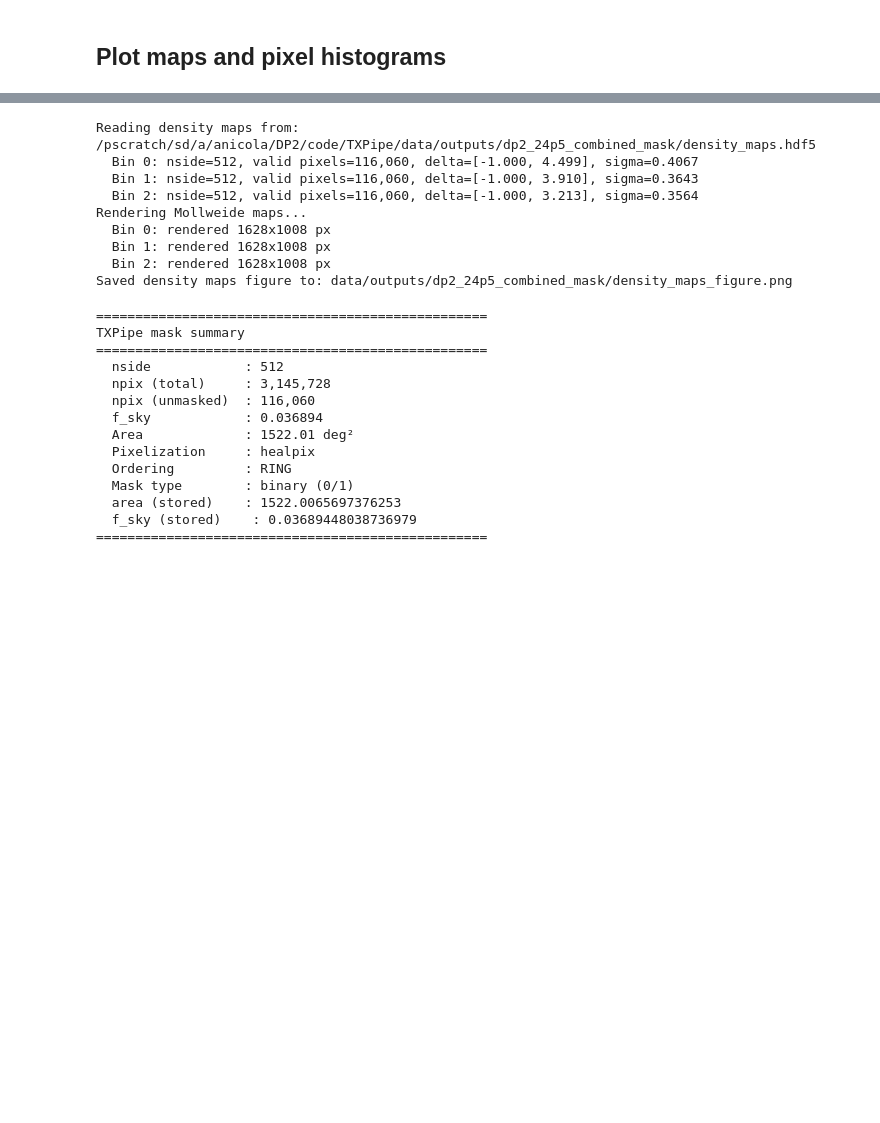
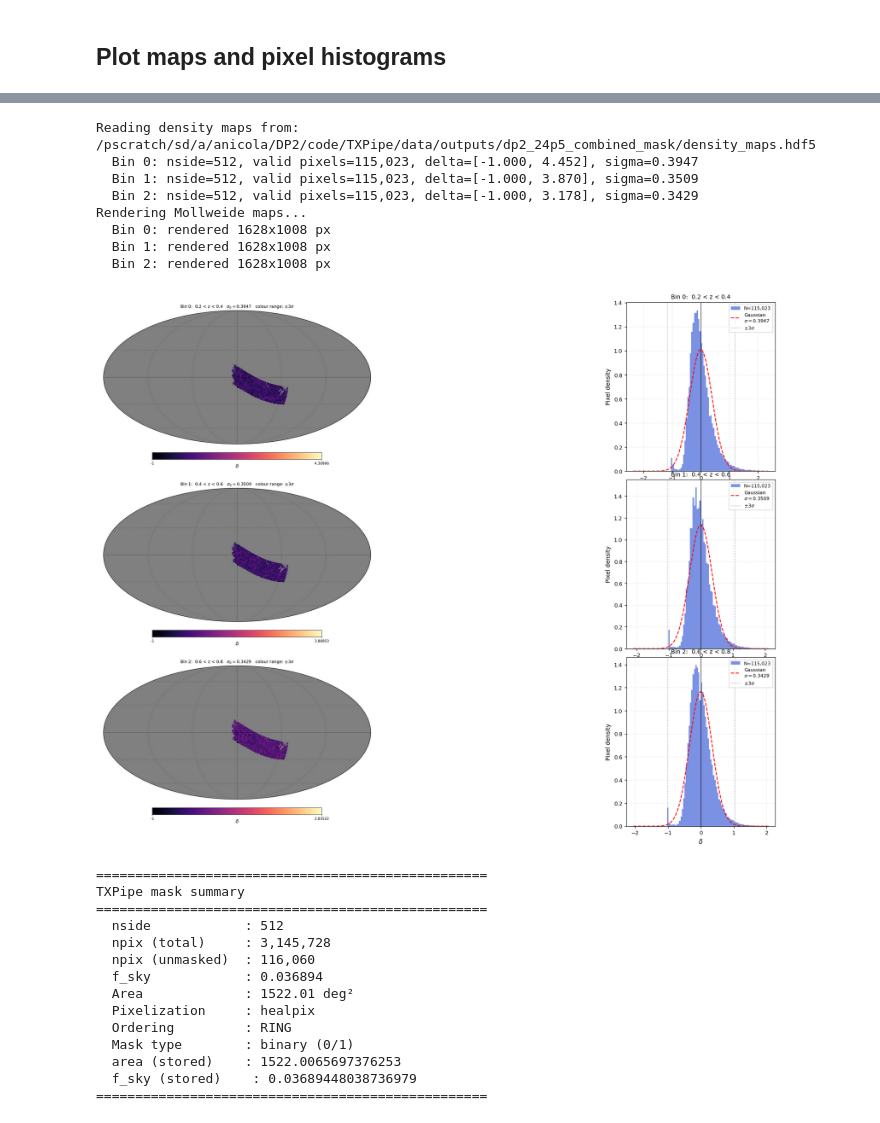
Before and after one commit to LSSTDESC/TXPipe, a Jupyter notebook: txpipe_util.ipynb, the cells around one changed output, grey strips where cells are left out. Drawn from its saved outputs; the diff is of its cells as text; code cells hidden in the pictures; blank space fills up the shorter version.

```diff
--- a/txpipe_util.ipynb
+++ b/txpipe_util.ipynb
@@ -1185,25 +1204,25 @@ Saved density maps figure to: data/outputs/dp2_23p5_combined_mask/density_maps_f
 # %%
 path2densitymaps = '/pscratch/sd/a/anicola/DP2/code/TXPipe/data/outputs/dp2_24p5_combined_mask/density_maps.hdf5'
 path2tomography = '/pscratch/sd/a/anicola/DP2/code/TXPipe/data/outputs/dp2_24p5_combined_mask/lens_tomography_catalog_unweighted.hdf5'
 cmap = 'magma'
 output_path = 'data/outputs/dp2_24p5_combined_mask/density_maps_figure.png'
 
 plot_density_maps(
     density_maps_path=path2densitymaps,
     tomography_path=path2tomography,
     cmap=cmap,
-    output_path=output_path
+    # output_path=output_path
 )
 # %% [output]
 Reading density maps from: /pscratch/sd/a/anicola/DP2/code/TXPipe/data/outputs/dp2_24p5_combined_mask/density_maps.hdf5
-  Bin 0: nside=512, valid pixels=116,060, delta=[-1.000, 4.499], sigma=0.4067
-  Bin 1: nside=512, valid pixels=116,060, delta=[-1.000, 3.910], sigma=0.3643
-  Bin 2: nside=512, valid pixels=116,060, delta=[-1.000, 3.213], sigma=0.3564
+  Bin 0: nside=512, valid pixels=115,023, delta=[-1.000, 4.452], sigma=0.3947
+  Bin 1: nside=512, valid pixels=115,023, delta=[-1.000, 3.870], sigma=0.3509
+  Bin 2: nside=512, valid pixels=115,023, delta=[-1.000, 3.178], sigma=0.3429
 Rendering Mollweide maps...
   Bin 0: rendered 1628x1008 px
   Bin 1: rendered 1628x1008 px
   Bin 2: rendered 1628x1008 px
-Saved density maps figure to: data/outputs/dp2_24p5_combined_mask/density_maps_figure.png
+[figure, added]
 # %%
 import numpy as np
 import h5py
```
Also changed, not shown: parts of 17 cells of this notebook, 1 other file.
